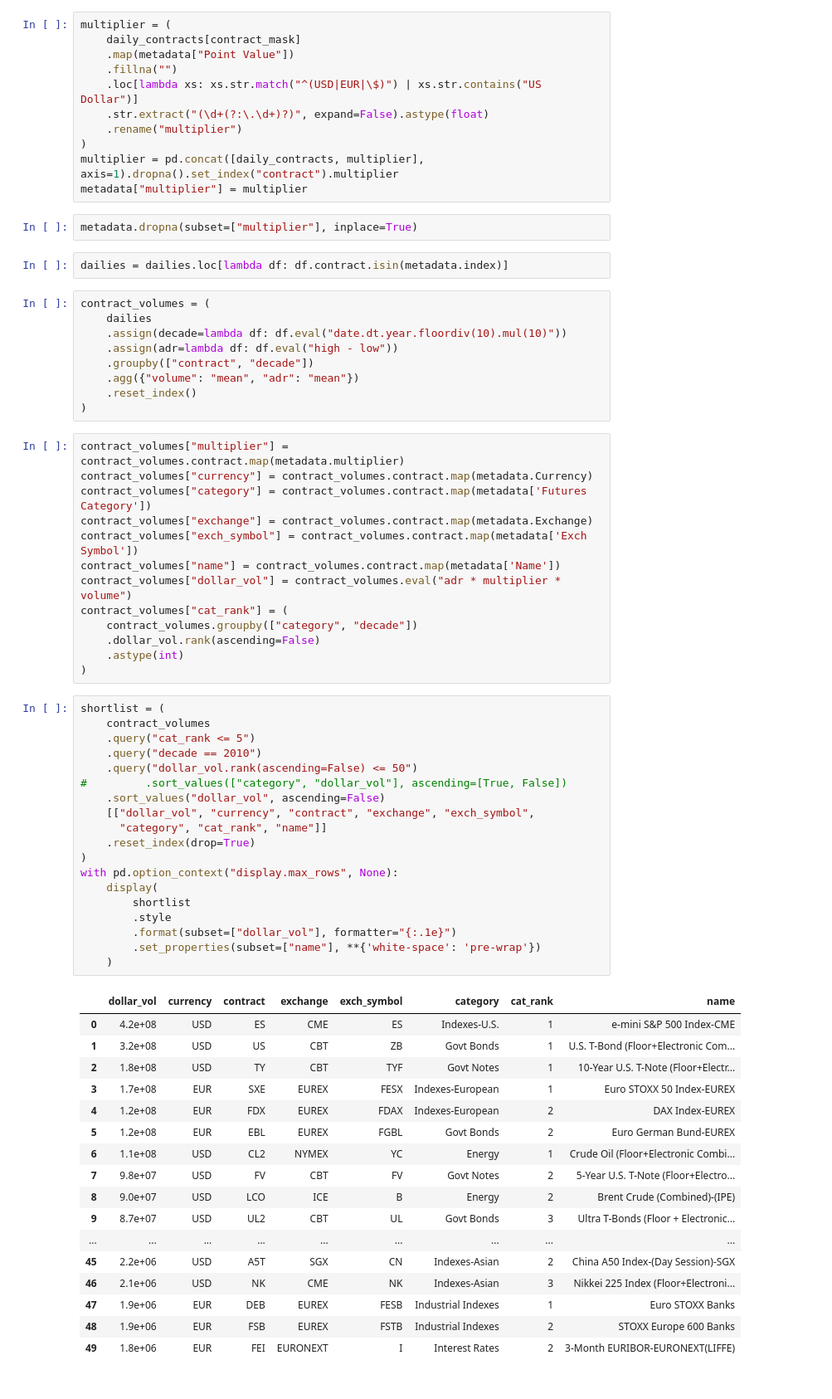
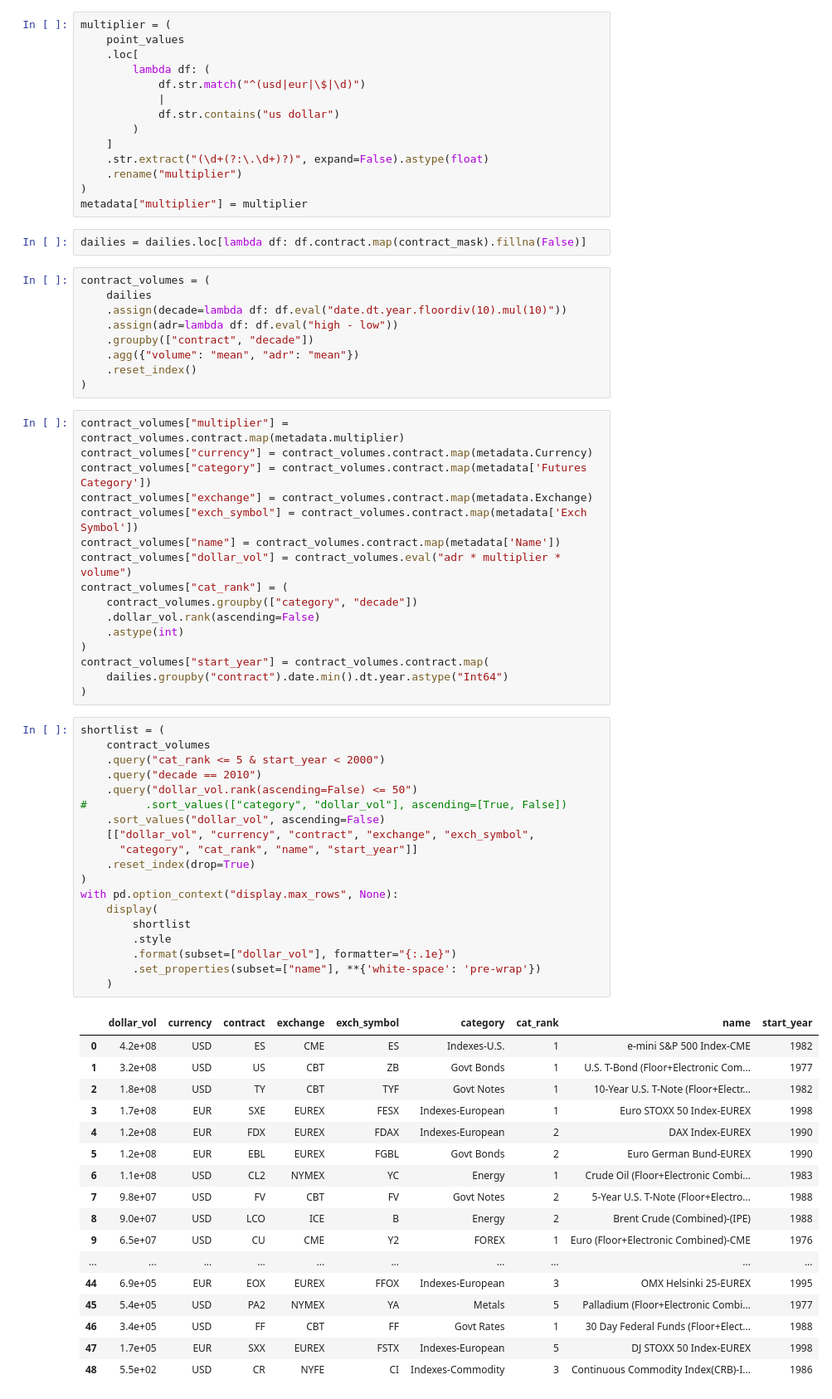
Before and after one commit to chiaolun/trend_following, a Jupyter notebook: analysis.ipynb, the cells around one changed output. Shown: that part at 83% size. Drawn from its saved outputs; the diff is of its cells as text.

```diff
--- a/analysis.ipynb
+++ b/analysis.ipynb
@@ -64,19 +93,20 @@ contract_mask = (
 )
 # %%
 multiplier = (
-    daily_contracts[contract_mask]
-    .map(metadata["Point Value"])
-    .fillna("")
-    .loc[lambda xs: xs.str.match("^(USD|EUR|\$)") | xs.str.contains("US Dollar")]
+    point_values
+    .loc[
+        lambda df: (
+            df.str.match("^(usd|eur|\$|\d)")
+            |
+            df.str.contains("us dollar")
+        )
+    ]
     .str.extract("(\d+(?:\.\d+)?)", expand=False).astype(float)
     .rename("multiplier")
 )
-multiplier = pd.concat([daily_contracts, multiplier], axis=1).dropna().set_index("contract").multiplier
 metadata["multiplier"] = multiplier
-# %%
-metadata.dropna(subset=["multiplier"], inplace=True)
 # %%
-dailies = dailies.loc[lambda df: df.contract.isin(metadata.index)]
+dailies = dailies.loc[lambda df: df.contract.map(contract_mask).fillna(False)]
 # %%
 contract_volumes = (
     dailies
@@ -99,40 +129,43 @@ contract_volumes["cat_rank"] = (
     .dollar_vol.rank(ascending=False)
     .astype(int)
 )
+contract_volumes["start_year"] = contract_volumes.contract.map(
+    dailies.groupby("contract").date.min().dt.year.astype("Int64")
+)
 # %%
 shortlist = (
     contract_volumes
-    .query("cat_rank <= 5")
+    .query("cat_rank <= 5 & start_year < 2000")
     .query("decade == 2010")
     .query("dollar_vol.rank(ascending=False) <= 50")
 #         .sort_values(["category", "dollar_vol"], ascending=[True, False])
     .sort_values("dollar_vol", ascending=False)
     [["dollar_vol", "currency", "contract", "exchange", "exch_symbol",
-      "category", "cat_rank", "name"]]
+      "category", "cat_rank", "name", "start_year"]]
     .reset_index(drop=True)
 )
 with pd.option_context("display.max_rows", None):
     display(
         shortlist
         .style
         .format(subset=["dollar_vol"], formatter="{:.1e}")
         .set_properties(subset=["name"], **{'white-space': 'pre-wrap'})
     )
 # %% [output]
-|  | dollar_vol | currency | contract | exchange | exch_symbol | category | cat_rank | name |
-| 0 | 4.2e+08 | USD | ES | CME | ES | Indexes-U.S. | 1 | e-mini S&P 500 Index-CME |
-| 1 | 3.2e+08 | USD | US | CBT | ZB | Govt Bonds | 1 | U.S. T-Bond (Floor+Electronic Com... |
-| 2 | 1.8e+08 | USD | TY | CBT | TYF | Govt Notes | 1 | 10-Year U.S. T-Note (Floor+Electr... |
-| 3 | 1.7e+08 | EUR | SXE | EUREX | FESX | Indexes-European | 1 | Euro STOXX 50 Index-EUREX |
-| 4 | 1.2e+08 | EUR | FDX | EUREX | FDAX | Indexes-European | 2 | DAX Index-EUREX |
-| 5 | 1.2e+08 | EUR | EBL | EUREX | FGBL | Govt Bonds | 2 | Euro German Bund-EUREX |
-| 6 | 1.1e+08 | USD | CL2 | NYMEX | YC | Energy | 1 | Crude Oil (Floor+Electronic Combi... |
-| 7 | 9.8e+07 | USD | FV | CBT | FV | Govt Notes | 2 | 5-Year U.S. T-Note (Floor+Electro... |
-| 8 | 9.0e+07 | USD | LCO | ICE | B | Energy | 2 | Brent Crude (Combined)-(IPE) |
-| 9 | 8.7e+07 | USD | UL2 | CBT | UL | Govt Bonds | 3 | Ultra T-Bonds (Floor + Electronic... |
-| ... | ... | ... | ... | ... | ... | ... | ... | ... |
-| 45 | 2.2e+06 | USD | A5T | SGX | CN | Indexes-Asian | 2 | China A50 Index-(Day Session)-SGX |
-| 46 | 2.1e+06 | USD | NK | CME | NK | Indexes-Asian | 3 | Nikkei 225 Index (Floor+Electroni... |
-| 47 | 1.9e+06 | EUR | DEB | EUREX | FESB | Industrial Indexes | 1 | Euro STOXX Banks |
-| 48 | 1.9e+06 | EUR | FSB | EUREX | FSTB | Industrial Indexes | 2 | STOXX Europe 600 Banks |
-| 49 | 1.8e+06 | EUR | FEI | EURONEXT | I | Interest Rates | 2 | 3-Month EURIBOR-EURONEXT(LIFFE) |
+|  | dollar_vol | currency | contract | exchange | exch_symbol | category | cat_rank | name | start_year |
+| 0 | 4.2e+08 | USD | ES | CME | ES | Indexes-U.S. | 1 | e-mini S&P 500 Index-CME | 1982 |
+| 1 | 3.2e+08 | USD | US | CBT | ZB | Govt Bonds | 1 | U.S. T-Bond (Floor+Electronic Com... | 1977 |
+| 2 | 1.8e+08 | USD | TY | CBT | TYF | Govt Notes | 1 | 10-Year U.S. T-Note (Floor+Electr... | 1982 |
+| 3 | 1.7e+08 | EUR | SXE | EUREX | FESX | Indexes-European | 1 | Euro STOXX 50 Index-EUREX | 1998 |
+| 4 | 1.2e+08 | EUR | FDX | EUREX | FDAX | Indexes-European | 2 | DAX Index-EUREX | 1990 |
+| 5 | 1.2e+08 | EUR | EBL | EUREX | FGBL | Govt Bonds | 2 | Euro German Bund-EUREX | 1990 |
+| 6 | 1.1e+08 | USD | CL2 | NYMEX | YC | Energy | 1 | Crude Oil (Floor+Electronic Combi... | 1983 |
+| 7 | 9.8e+07 | USD | FV | CBT | FV | Govt Notes | 2 | 5-Year U.S. T-Note (Floor+Electro... | 1988 |
+| 8 | 9.0e+07 | USD | LCO | ICE | B | Energy | 2 | Brent Crude (Combined)-(IPE) | 1988 |
+| 9 | 6.5e+07 | USD | CU | CME | Y2 | FOREX | 1 | Euro (Floor+Electronic Combined)-CME | 1976 |
+| ... | ... | ... | ... | ... | ... | ... | ... | ... | ... |
+| 44 | 6.9e+05 | EUR | EOX | EUREX | FFOX | Indexes-European | 3 | OMX Helsinki 25-EUREX | 1995 |
+| 45 | 5.4e+05 | USD | PA2 | NYMEX | YA | Metals | 5 | Palladium (Floor+Electronic Combi... | 1977 |
+| 46 | 3.4e+05 | USD | FF | CBT | FF | Govt Rates | 1 | 30 Day Federal Funds (Floor+Elect... | 1988 |
+| 47 | 1.7e+05 | EUR | SXX | EUREX | FSTX | Indexes-European | 5 | DJ STOXX 50 Index-EUREX | 1998 |
+| 48 | 5.5e+02 | USD | CR | NYFE | CI | Indexes-Commodity | 3 | Continuous Commodity Index(CRB)-I... | 1986 |
```
Also changed, not shown: parts of 24 cells of this notebook, 2 other files.
